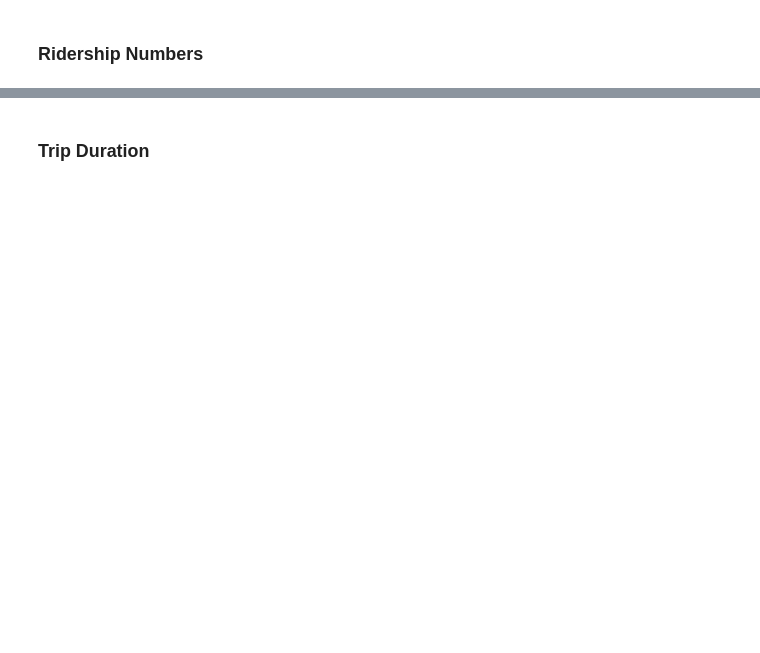
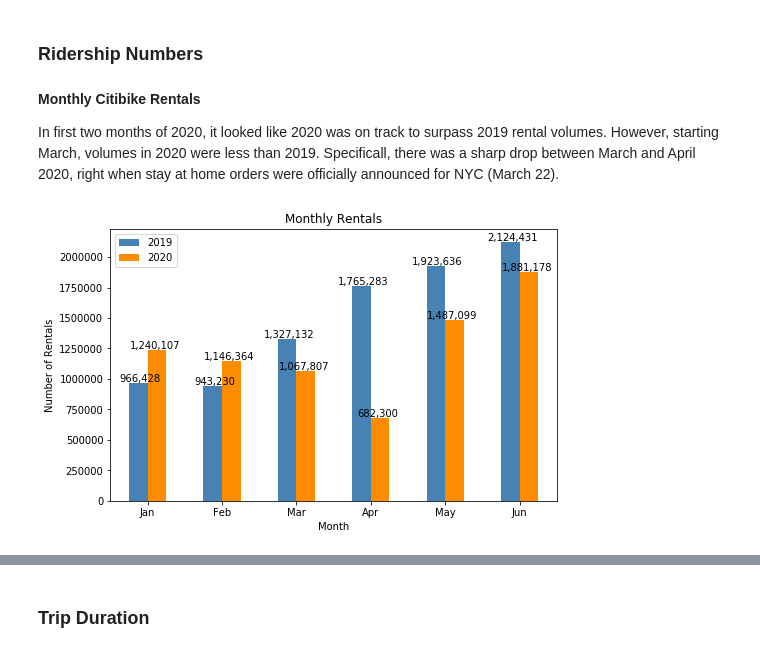
Before and after one commit to graceh3/citibike-analysis, a Jupyter notebook: Citibike - Statistical Analysis Project.ipynb, the cells around one changed output, grey strips where cells are left out. Saved outputs shown, nothing was run; the diff lists cells and outputs as text; code cells hidden in the pictures; blank space fills up the shorter version.

```diff
--- a/Citibike - Statistical Analysis Project.ipynb
+++ b/Citibike - Statistical Analysis Project.ipynb
@@ -351,2 +373,35 @@ Matplotlib is currently using module://ipykernel.pylab.backend_inline, which is
 # %% [markdown]
 ### Ridership Numbers
+# %% [markdown]
+<b> Monthly Citibike Rentals </b>
+
+In first two months of 2020, it looked like 2020 was on track to surpass 2019 rental volumes. However, starting March, volumes in 2020 were less than 2019. Specificall, there was a sharp drop between March and April 2020, right when stay at home orders were officially announced for NYC (March 22).
+# %%
+# create double bar chart
+ax=df_final[['starttime_year','starttime_month', 'bikeid']].groupby(['starttime_year','starttime_month']).count().reset_index()\
+.pivot(index='starttime_month', columns='starttime_year', values='bikeid')\
+.plot.bar(title='Monthly Rentals', figsize=(8,5),color=['steelblue', 'darkorange'])
+
+# modify the legend
+handles, labels = ax.get_legend_handles_labels()
+ax.legend(handles=handles,labels=labels)
+
+# set x-axis labels
+ax.set_xticklabels(labels=['Jan','Feb', 'Mar', 'Apr', 'May', 'Jun'], rotation=0)
+
+# set axis titles
+plt.xlabel('Month')
+plt.ylabel('Number of Rentals')
+
+# create list of y-values
+y_2019=list(df_final[df_final['starttime_year']==2019][['starttime_year','starttime_month', 'bikeid']].groupby(['starttime_year','starttime_month']).count().reset_index()['bikeid'])
+y_2020=list(df_final[df_final['starttime_year']==2020][['starttime_year','starttime_month', 'bikeid']].groupby(['starttime_year','starttime_month']).count().reset_index()['bikeid'])
+
+# display value for each bar
+for i, v in enumerate(y_2019):
+    ax.text(i-.1, v+10000, f'{y_2019[i]:,}', fontsize=10, horizontalalignment='center')
+
+for i, v in enumerate(y_2020):
+    ax.text(i+.1, v+10000, f'{y_2020[i]:,}', fontsize=10, horizontalalignment='center')
+# %% [output]
+[figure, added]
```
Also changed, not shown: parts of 38 cells of this notebook.
